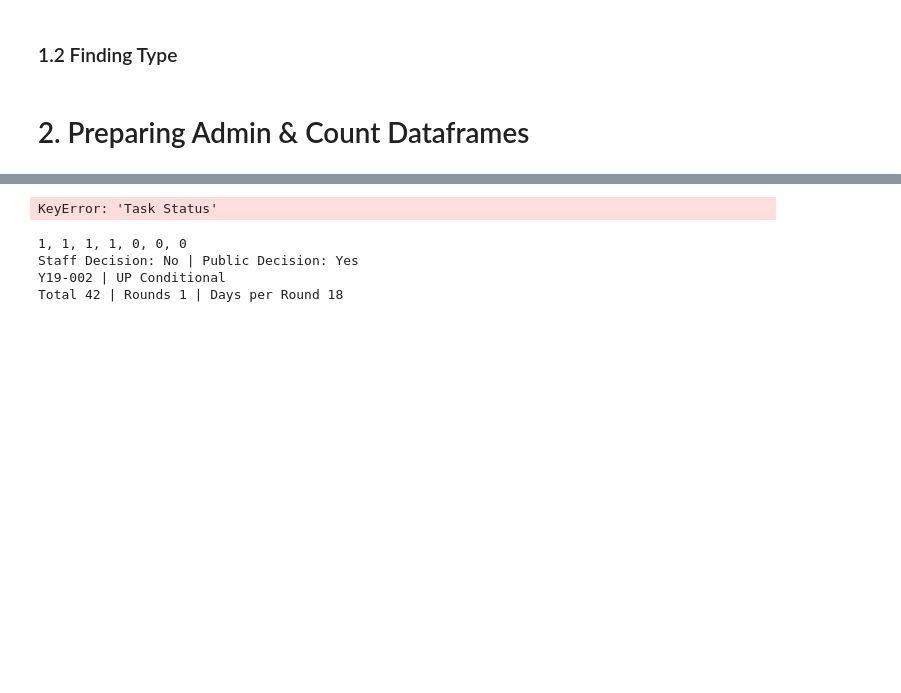
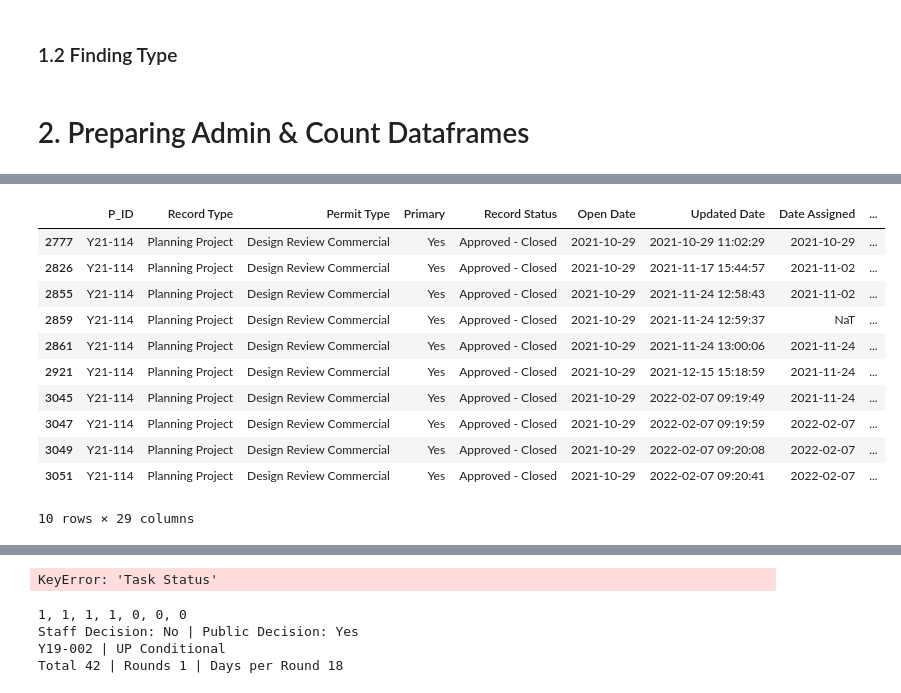
Before and after one commit to nelmsal/WC_Accela_Permit_Metrics, a Jupyter notebook: python/process_permit2.ipynb, the cells around one changed output, grey strips where cells are left out. Drawn from its saved outputs; the diff is of its cells as text; code cells hidden in the pictures; blank space fills up the shorter version.

```diff
--- a/python/process_permit2.ipynb
+++ b/python/process_permit2.ipynb
@@ -173,0 +269,16 @@ Total 116 | Rounds 4 | Days per Round 20, 9, 10, 2
+# %%
+focus_id = 'Y21-114'
+prep_permit_df[prep_permit_df['P_ID']==focus_id]
+# %% [output]
+|  | P_ID | Record Type | Permit Type | Primary | Record Status | Open Date | Updated Date | Date Assigned | ... |
+| 2777 | Y21-114 | Planning Project | Design Review Commercial | Yes | Approved - Closed | 2021-10-29 | 2021-10-29 11:02:29 | 2021-10-29 | ... |
+| 2826 | Y21-114 | Planning Project | Design Review Commercial | Yes | Approved - Closed | 2021-10-29 | 2021-11-17 15:44:57 | 2021-11-02 | ... |
+| 2855 | Y21-114 | Planning Project | Design Review Commercial | Yes | Approved - Closed | 2021-10-29 | 2021-11-24 12:58:43 | 2021-11-02 | ... |
+| 2859 | Y21-114 | Planning Project | Design Review Commercial | Yes | Approved - Closed | 2021-10-29 | 2021-11-24 12:59:37 | NaT | ... |
+| 2861 | Y21-114 | Planning Project | Design Review Commercial | Yes | Approved - Closed | 2021-10-29 | 2021-11-24 13:00:06 | 2021-11-24 | ... |
+| 2921 | Y21-114 | Planning Project | Design Review Commercial | Yes | Approved - Closed | 2021-10-29 | 2021-12-15 15:18:59 | 2021-11-24 | ... |
+| 3045 | Y21-114 | Planning Project | Design Review Commercial | Yes | Approved - Closed | 2021-10-29 | 2022-02-07 09:19:49 | 2021-11-24 | ... |
+| 3047 | Y21-114 | Planning Project | Design Review Commercial | Yes | Approved - Closed | 2021-10-29 | 2022-02-07 09:19:59 | 2022-02-07 | ... |
+| 3049 | Y21-114 | Planning Project | Design Review Commercial | Yes | Approved - Closed | 2021-10-29 | 2022-02-07 09:20:08 | 2022-02-07 | ... |
+| 3051 | Y21-114 | Planning Project | Design Review Commercial | Yes | Approved - Closed | 2021-10-29 | 2022-02-07 09:20:41 | 2022-02-07 | ... |
+10 rows × 29 columns
```
Also changed, not shown: parts of 21 cells of this notebook, 7 other files.
